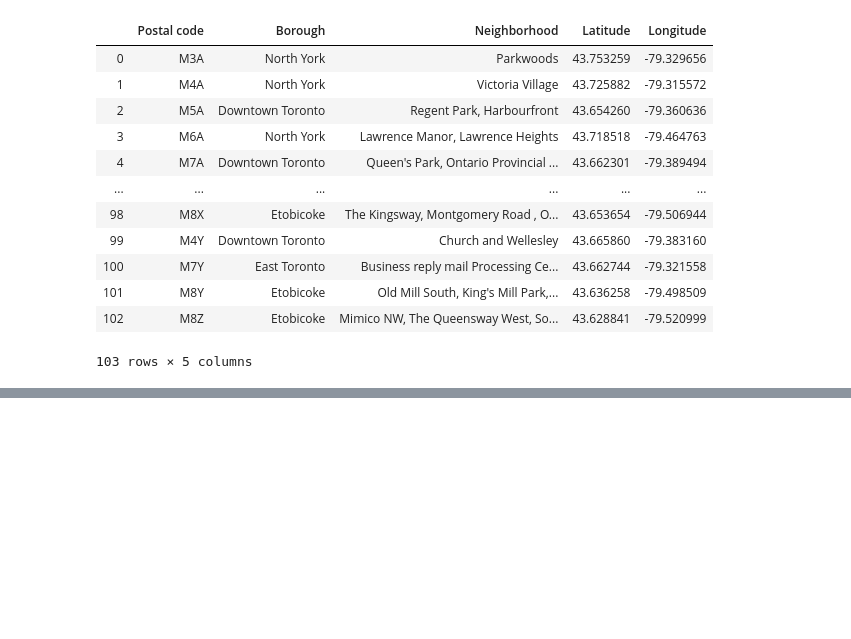
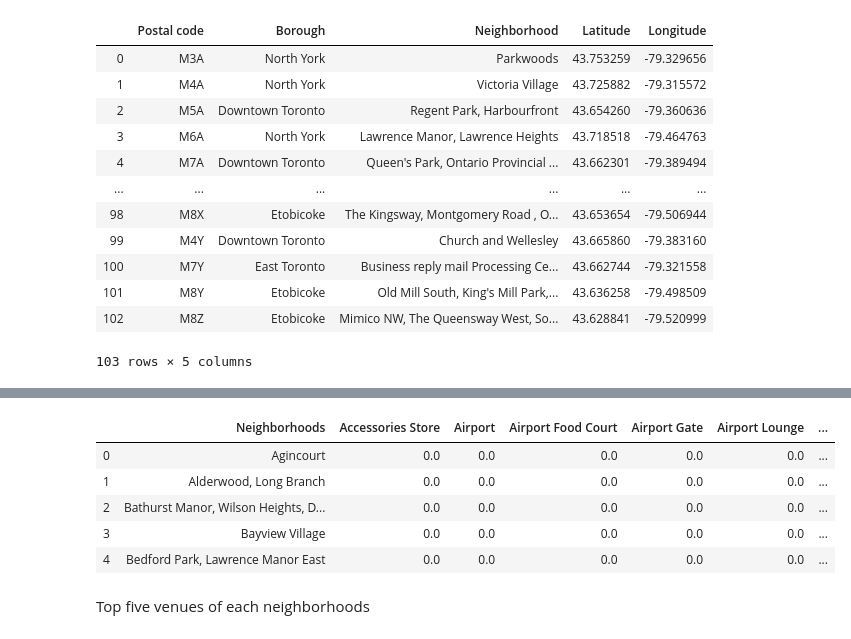
Before and after one commit to kflchankn/SpaceforCoursera, a Jupyter notebook: wk3_assignment.ipynb, the cells around one changed output, grey strips where cells are left out. Saved outputs shown, nothing was run; the diff lists cells and outputs as text; code cells hidden in the pictures; blank space fills up the shorter version.

```diff
--- a/wk3_assignment.ipynb
+++ b/wk3_assignment.ipynb
@@ -82,0 +107,17 @@ df_part2
+# %%
+tr_lalo = [43.651070,-79.347015]
+map_tr = folium.Map(location=tr_lalo,zoom_start=12)
+
+for lat, lng, borough, neighborhood in zip(df_part2['Latitude'], df_part2['Longitude'], df_part2['Borough'], df_part2['Neighborhood']):
+    label = '{}, {}'.format(neighborhood, borough)
+    label = folium.Popup(label, parse_html=True)
+    folium.CircleMarker(
+        [lat, lng],
+        radius=5,
+        popup=label,
+        color='blue',
+        fill=True,
+        fill_color='#3186cc',
+        fill_opacity=0.7,
+        parse_html=False).add_to(map_tr)
+map_tr
@@ -82,0 +128,4 @@ df_part2
+# %%
+CLIENT_ID = 'NSNZ2FAIXDEOCGAZGQ2LBMBV3YMQL1X0J1KHFE1UA40R0SEB' # your Foursquare ID
+CLIENT_SECRET = 'G4XWFPV4J3QI4IT2H1HKLMUDIGV0Y3D0ZXHLJT0OOUE1BBXX' # your Foursquare Secret
+VERSION = '20200504' # Foursquare API version
@@ -82,0 +215,12 @@ df_part2
+# %%
+tr_grouped = df_tr_onehot.groupby('Neighborhoods').mean().reset_index()
+tr_grouped.head()
+# %% [output]
+|  | Neighborhoods | Accessories Store | Airport | Airport Food Court | Airport Gate | Airport Lounge | ... |
+| 0 | Agincourt | 0.0 | 0.0 | 0.0 | 0.0 | 0.0 | ... |
+| 1 | Alderwood, Long Branch | 0.0 | 0.0 | 0.0 | 0.0 | 0.0 | ... |
+| 2 | Bathurst Manor, Wilson Heights, D... | 0.0 | 0.0 | 0.0 | 0.0 | 0.0 | ... |
+| 3 | Bayview Village | 0.0 | 0.0 | 0.0 | 0.0 | 0.0 | ... |
+| 4 | Bedford Park, Lawrence Manor East | 0.0 | 0.0 | 0.0 | 0.0 | 0.0 | ... |
+# %% [markdown]
+Top five venues of each neighborhoods
```
Also changed, not shown: parts of 27 cells of this notebook, 1 other file.
